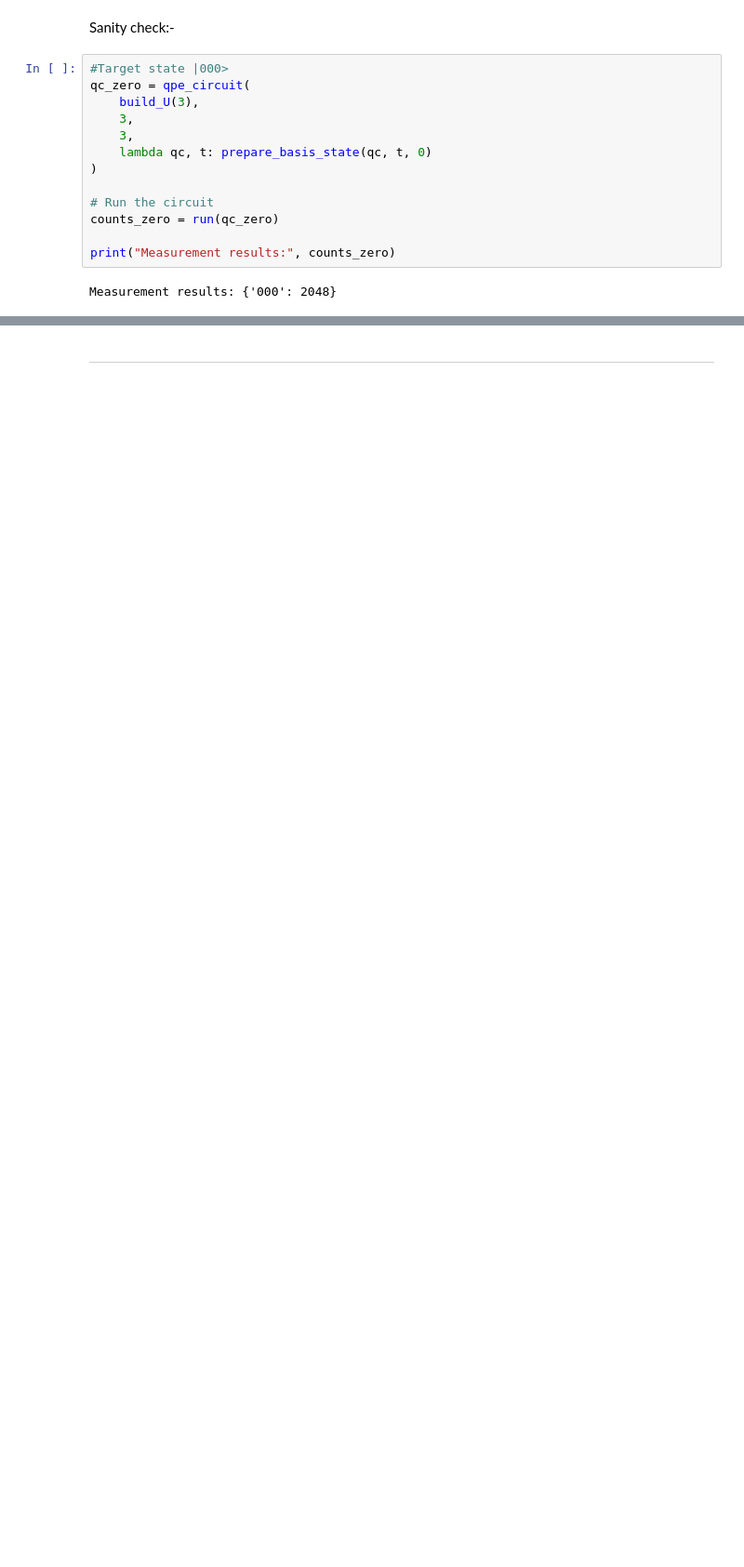
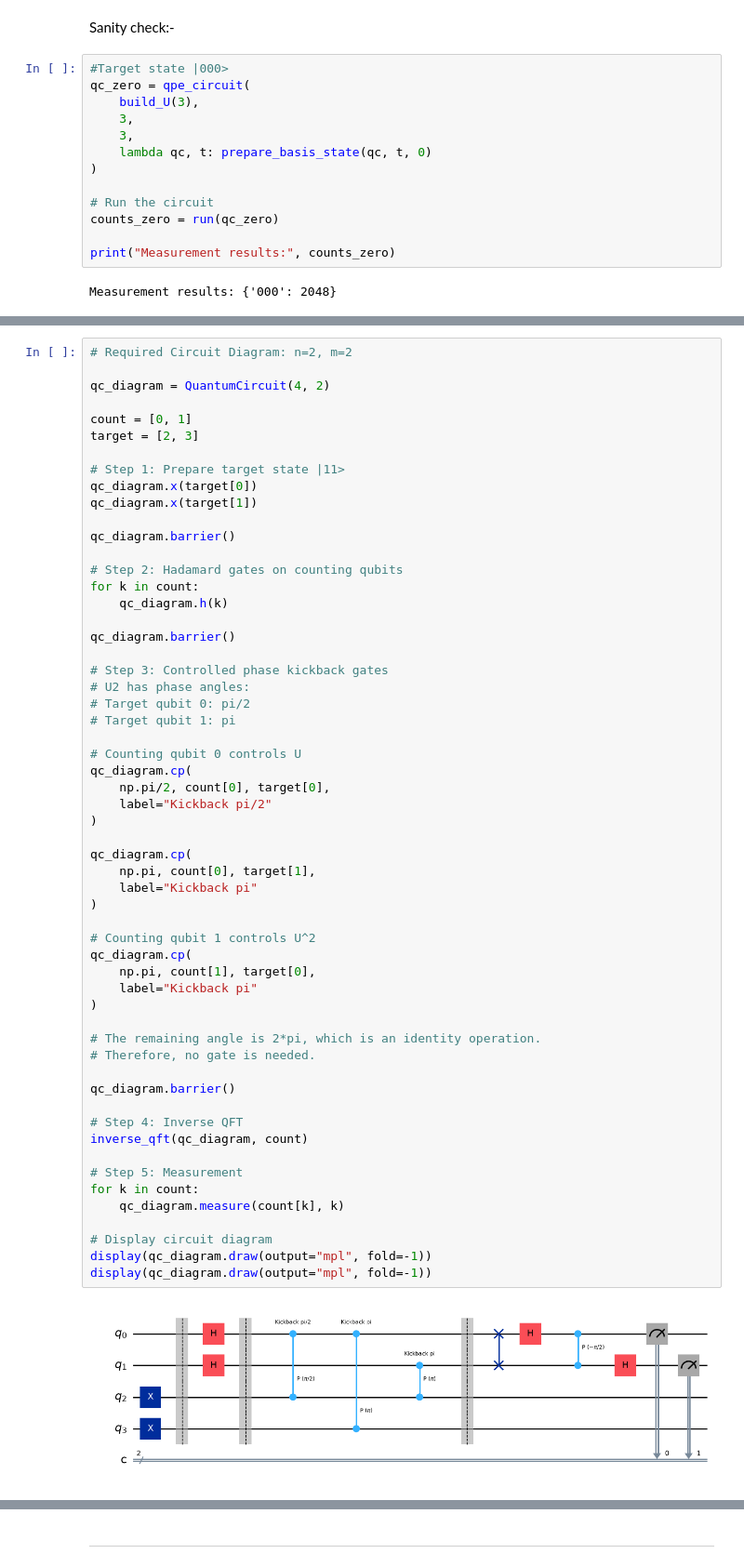
Before and after one commit to dhruvi1804/QAP_Assignment2, a Jupyter notebook: main.ipynb, the cells around one changed output, grey strips where cells are left out. Shown at 93% size. Saved outputs shown, nothing was run; the diff lists cells and outputs as text; blank space fills up the shorter version.

```diff
--- a/main.ipynb
+++ b/main.ipynb
@@ -97,0 +194,59 @@ Measurement results: {'000': 2048}
+# %%
+# Required Circuit Diagram: n=2, m=2
+
+qc_diagram = QuantumCircuit(4, 2)
+
+count = [0, 1]
+target = [2, 3]
+
+# Step 1: Prepare target state |11>
+qc_diagram.x(target[0])
+qc_diagram.x(target[1])
+
+qc_diagram.barrier()
+
+# Step 2: Hadamard gates on counting qubits
+for k in count:
+    qc_diagram.h(k)
+
+qc_diagram.barrier()
+
+# Step 3: Controlled phase kickback gates
+# U2 has phase angles:
+# Target qubit 0: pi/2
+# Target qubit 1: pi
+
+# Counting qubit 0 controls U
+qc_diagram.cp(
+    np.pi/2, count[0], target[0],
+    label="Kickback pi/2"
+)
+
+qc_diagram.cp(
+    np.pi, count[0], target[1],
+    label="Kickback pi"
+)
+
+# Counting qubit 1 controls U^2
+qc_diagram.cp(
+    np.pi, count[1], target[0],
+    label="Kickback pi"
+)
+
+# The remaining angle is 2*pi, which is an identity operation.
+# Therefore, no gate is needed.
+
+qc_diagram.barrier()
+
+# Step 4: Inverse QFT
+inverse_qft(qc_diagram, count)
+
+# Step 5: Measurement
+for k in count:
+    qc_diagram.measure(count[k], k)
+
+# Display circuit diagram
+display(qc_diagram.draw(output="mpl", fold=-1))
+display(qc_diagram.draw(output="mpl", fold=-1))
+# %% [output]
+[figure, added]
```
Also changed, not shown: parts of 35 cells of this notebook.
